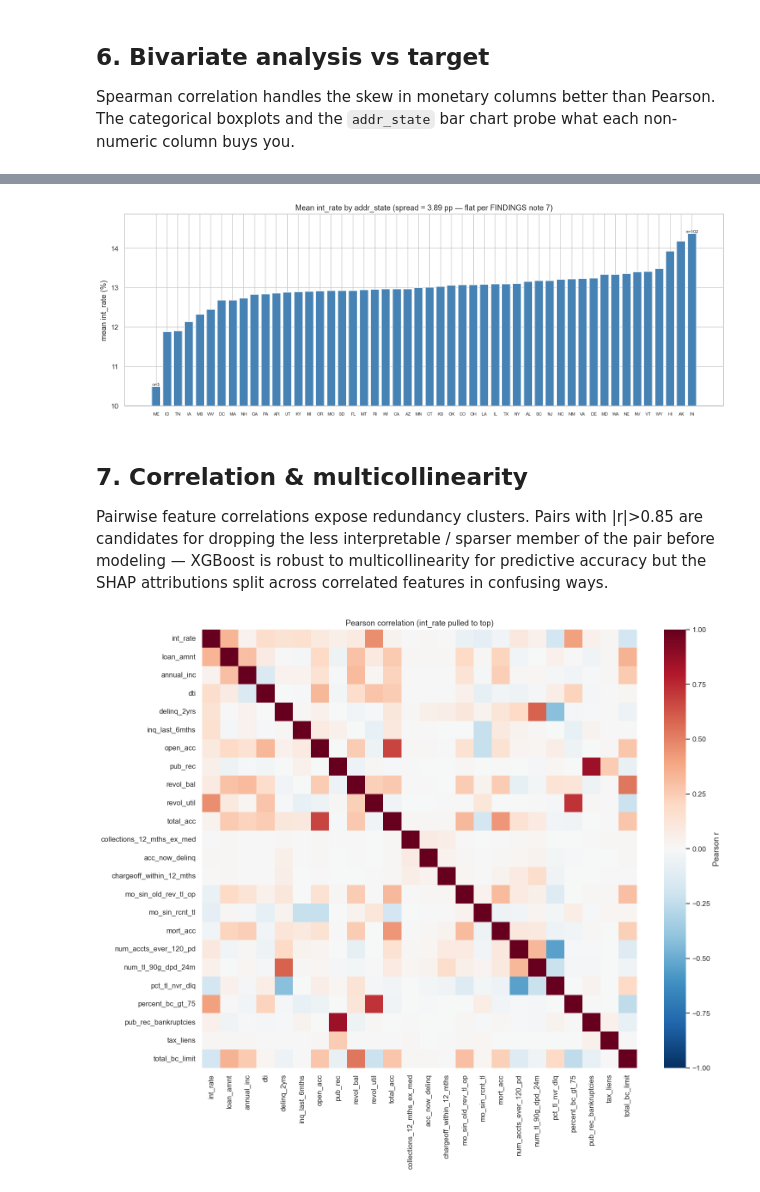
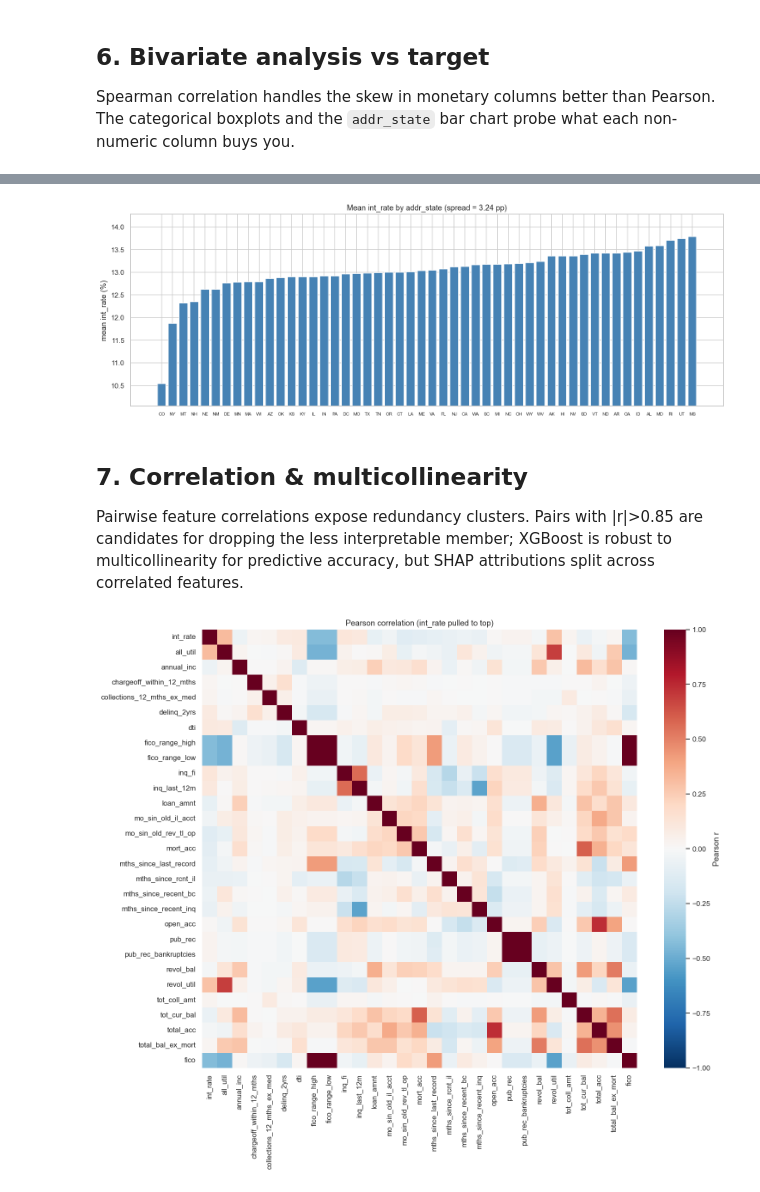
Before and after one commit to liulawrence2002/applied-ai, a Jupyter notebook: project 1/notebooks/01_eda.ipynb, the cells around one changed output, grey strips where cells are left out. Saved outputs shown, nothing was run; the diff lists cells and outputs as text; code cells hidden in the pictures.

```diff
--- a/project 1/notebooks/01_eda.ipynb
+++ b/project 1/notebooks/01_eda.ipynb
@@ -176,8 +197,8 @@ fig, axes = plt.subplots(1, 3, figsize=(15, 4))
 
 # Histogram + KDE
 sns.histplot(y, bins=50, kde=True, ax=axes[0], color="steelblue")
-for q, c in zip([0.05, 0.95], ["orange", "orange"]):
-    axes[0].axvline(y.quantile(q), color=c, linestyle="--", linewidth=1)
+for q in [0.05, 0.95]:
+    axes[0].axvline(y.quantile(q), color="orange", linestyle="--", linewidth=1)
 axes[0].set_title(f"Histogram + KDE (mean={y.mean():.2f}, median={y.median():.2f})")
 axes[0].set_xlabel("int_rate (%)")
 
@@ -527,0 +439,27 @@ Mean of key features by issue_year:
+# %%
+# FICO vs int_rate — the headline relationship
+sub = train[["fico", "int_rate"]].dropna()
+pr, _ = stats.pearsonr(sub["fico"], sub["int_rate"])
+sr, _ = stats.spearmanr(sub["fico"], sub["int_rate"])
+
+fig, axes = plt.subplots(1, 2, figsize=(15, 5))
+
+# Hexbin scatter
+axes[0].hexbin(sub["fico"], sub["int_rate"], gridsize=40, cmap="Blues", mincnt=1)
+# Binned mean overlay
+bins = pd.qcut(sub["fico"], q=20, duplicates="drop")
+binned = sub.groupby(bins, observed=True).agg({"fico": "mean", "int_rate": "mean"})
+axes[0].plot(binned["fico"], binned["int_rate"], color="orange", linewidth=2.5, marker="o", markersize=4)
+axes[0].set_xlabel("FICO score")
+axes[0].set_ylabel("int_rate (%)")
+axes[0].set_title(f"int_rate vs FICO (pearson={pr:+.3f}, spearman={sr:+.3f})")
+
+# FICO distribution
+axes[1].hist(train["fico"].dropna(), bins=40, color="steelblue", edgecolor="white", linewidth=0.3)
+axes[1].set_xlabel("FICO score")
+axes[1].set_ylabel("count")
+axes[1].set_title(f"FICO score distribution (n={train['fico'].notna().sum():,})")
+
+save_fig("05_fico_analysis")
+plt.show()
+print(f"\nFICO is the dominant non-leakage signal: pearson r = {pr:.4f}")
@@ -530,9 +471,11 @@ Mean of key features by issue_year:
 
 Spearman correlation handles the skew in monetary columns better than Pearson. The categorical boxplots and the `addr_state` bar chart probe what each non-numeric column buys you.
 # %%
-# Pearson + Spearman ranking — exclude the known leakage cols from the rank
-features_for_corr = [c for c in numeric_cols
-                     if c not in {"int_rate", "ID", "issue_year"} and c not in LEAKAGE_COLS]
+# Pearson + Spearman ranking — exclude only the asymmetric ID/target
+features_for_corr = [c for c in numeric_cols if c not in {"int_rate", "ID"}]
+# Add the derived FICO midpoint we computed in §5
+features_for_corr = list(dict.fromkeys(features_for_corr + ["fico"]))
+
 rows = []
 for c in features_for_corr:
     valid = train[[c, "int_rate"]].dropna()
@@ -606,44 +556,36 @@ plt.show()
 # %%
 # addr_state sorted bar with sample-size annotations
 state_stats = train.groupby("addr_state")["int_rate"].agg(["mean", "count"]).sort_values("mean")
+spread = state_stats['mean'].max() - state_stats['mean'].min()
 fig, ax = plt.subplots(figsize=(14, 5))
-bars = ax.bar(state_stats.index, state_stats["mean"], color="steelblue")
-ax.set_title(
-    f"Mean int_rate by addr_state "
-    f"(spread = {state_stats['mean'].max() - state_stats['mean'].min():.2f} pp — flat per FINDINGS note 7)"
-)
+ax.bar(state_stats.index, state_stats["mean"], color="steelblue")
+ax.set_title(f"Mean int_rate by addr_state (spread = {spread:.2f} pp)")
 ax.set_ylabel("mean int_rate (%)")
 ax.tick_params(axis="x", labelsize=7)
 ax.set_ylim(state_stats["mean"].min() - 0.5, state_stats["mean"].max() + 0.5)
-# Annotate the extremes
-for i in [0, -1]:
-    ax.text(i % len(state_stats), state_stats["mean"].iloc[i], f"n={state_stats['count'].iloc[i]}",
-            ha="center", va="bottom", fontsize=7)
 save_fig("06_state_bar")
 plt.show()
 # %% [output]
-[figure, old version]
+[figure, new version]
 # %% [markdown]
 ## 7. Correlation & multicollinearity
 
-Pairwise feature correlations expose redundancy clusters. Pairs with |r|>0.85 are candidates for dropping the less interpretable / sparser member of the pair before modeling — XGBoost is robust to multicollinearity for predictive accuracy but the SHAP attributions split across correlated features in confusing ways.
+Pairwise feature correlations expose redundancy clusters. Pairs with |r|>0.85 are candidates for dropping the less interpretable member; XGBoost is robust to multicollinearity for predictive accuracy, but SHAP attributions split across correlated features.
 # %%
-# Numeric correlation heatmap (excluding leakage cols)
-corr_cols = [c for c in numeric_cols
-             if c not in {"ID", "issue_year"} and c not in LEAKAGE_COLS]
+corr_cols = [c for c in numeric_cols if c not in {"ID"}] + ["fico"]
+corr_cols = list(dict.fromkeys(corr_cols))
 corr_mat = train[corr_cols + ["int_rate"]].corr()
-# Pull int_rate row/col to top for readability
 order = ["int_rate"] + [c for c in corr_mat.columns if c != "int_rate"]
 corr_mat = corr_mat.loc[order, order]
 
 fig, ax = plt.subplots(figsize=(14, 12))
 sns.heatmap(corr_mat, cmap="RdBu_r", center=0, vmin=-1, vmax=1,
             annot=False, cbar_kws={"label": "Pearson r"}, ax=ax)
 ax.set_title("Pearson correlation (int_rate pulled to top)")
 save_fig("07_correlation_heatmap")
 plt.show()
 # %% [output]
-[figure, old version]
+[figure, new version]
 # %%
 # High-correlation pairs (|r|>0.7) excluding self-pairs and int_rate
 pair_corr = corr_mat.where(np.triu(np.ones(corr_mat.shape), k=1).astype(bool)).stack()
```
Also changed, not shown: parts of 87 cells of this notebook, 1 other file.
